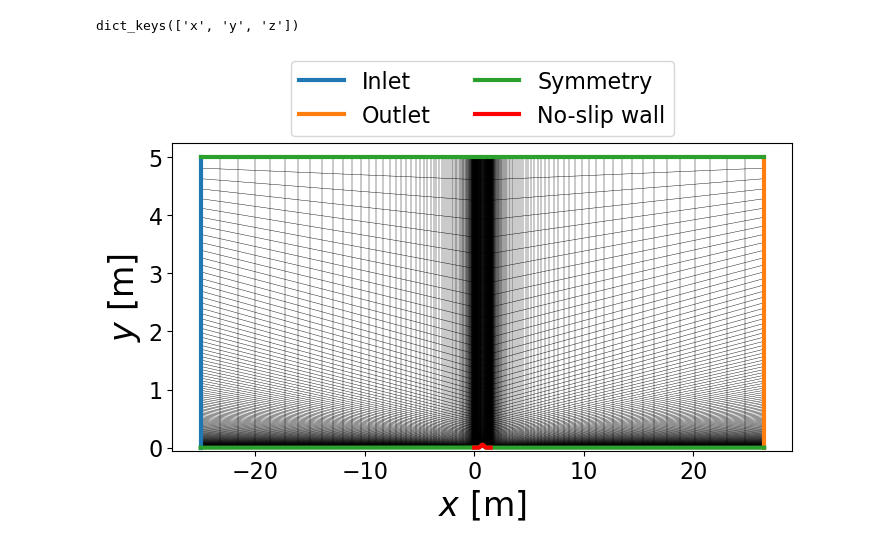
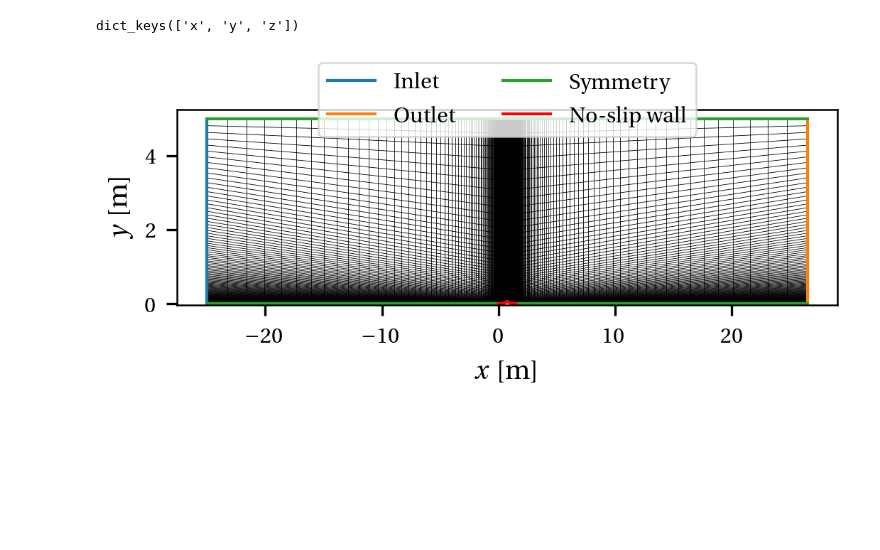
Before and after one commit to Propulsion-Power-TU-Delft/CTurboBFM, a Jupyter notebook: testcases/Turbulent_NasaBump/CTurboBFM_Grids/plot_grid.ipynb, the cells around one changed output. Drawn from its saved outputs; the diff is of its cells as text; code cells hidden in the pictures; blank space fills up the shorter version.

```diff
--- a/testcases/Turbulent_NasaBump/CTurboBFM_Grids/plot_grid.ipynb
+++ b/testcases/Turbulent_NasaBump/CTurboBFM_Grids/plot_grid.ipynb
@@ -26,28 +26,29 @@ data_dict.keys()
 dict_keys(['x', 'y', 'z'])
 # %%
 ni,nj,nk = data_dict['x'].shape
-figsize = (8, 4)
-lw = 0.3
-plt.figure(figsize=figsize)
+
+set_thesis_style()
+fig, ax = create_figure(fraction=0.7, aspect_ratio=2.2, subplots=(1, 1))
+
 skip = 1
 for i in range(0, ni, skip):
-    plt.plot(data_dict['x'][i,:,0], data_dict['y'][i,:,0], 'k-', linewidth=lw)
+    ax.plot(data_dict['x'][i,:,0], data_dict['y'][i,:,0], 'k-', linewidth=0.2)
 for j in range(0, nj, skip):
-    plt.plot(data_dict['x'][:,j,0], data_dict['y'][:,j,0], 'k-', linewidth=lw)
+    ax.plot(data_dict['x'][:,j,0], data_dict['y'][:,j,0], 'k-', linewidth=0.2)
 
-plt.plot(data_dict['x'][0,:,0], data_dict['y'][0,:,0], 'C0-', linewidth=3, label='Inlet')
-plt.plot(data_dict['x'][-1,:,0], data_dict['y'][-1,:,0], 'C1-', linewidth=3, label='Outlet')
-plt.plot(data_dict['x'][:,0,0], data_dict['y'][:,0,0], 'C2-', linewidth=3, label='Symmetry')
-plt.plot(data_dict['x'][:,-1,0], data_dict['y'][:,-1,0], 'C2-', linewidth=3)
-plt.plot(data_dict['x'][97:257,0,0], data_dict['y'][97:257,0,0], 'r-', linewidth=3, label='No-slip wall')
+ax.plot(data_dict['x'][0,:,0], data_dict['y'][0,:,0], 'C0-', label='Inlet')
+ax.plot(data_dict['x'][-1,:,0], data_dict['y'][-1,:,0], 'C1-', label='Outlet')
+ax.plot(data_dict['x'][:,0,0], data_dict['y'][:,0,0], 'C2-', label='Symmetry')
+ax.plot(data_dict['x'][:,-1,0], data_dict['y'][:,-1,0], 'C2-')
+ax.plot(data_dict['x'][97:257,0,0], data_dict['y'][97:257,0,0], 'r-', label='No-slip wall')
 
-plt.legend(ncol=2, bbox_to_anchor=(0.5, 1.3), loc='upper center')
-plt.xlabel(r'$x$ [m]')
-plt.ylabel(r'$y$ [m]')
-plt.ylim(bottom=-.05)
-plt.savefig('nasabump_grid.pdf', bbox_inches='tight')
+ax.legend(ncol=2, bbox_to_anchor=(0.5, 1.3), loc='upper center')
+ax.set_xlabel(r'$x$ [m]')
+ax.set_ylabel(r'$y$ [m]')
+ax.set_ylim(bottom=-.05)
+fig.savefig('nasabump_grid.pdf')
 # %% [output]
-[figure, old version]
+[figure, new version]
 # %%
 from mpl_toolkits.axes_grid1.inset_locator import inset_axes, mark_inset
 
```
Also changed, not shown: parts of 2 cells of this notebook, 25 other files.
